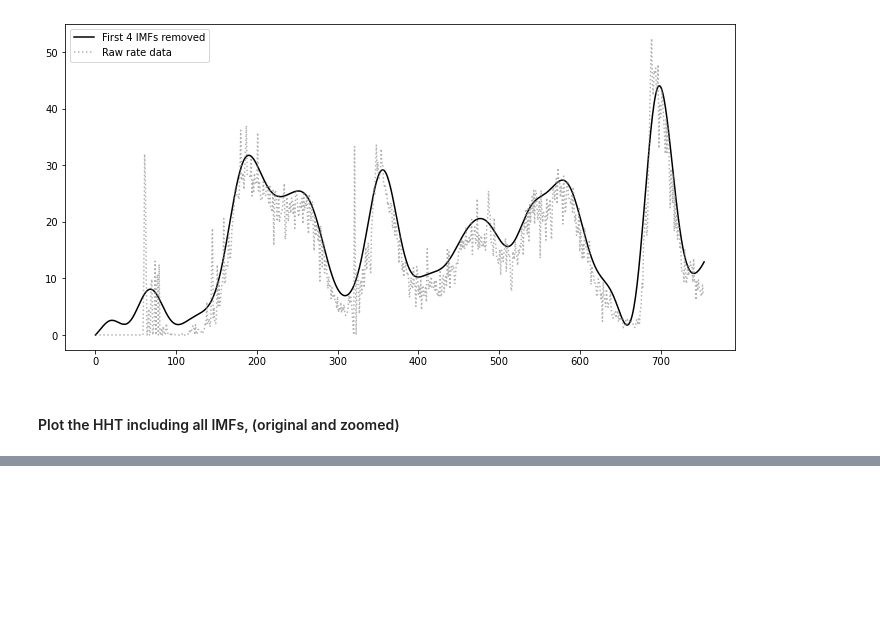
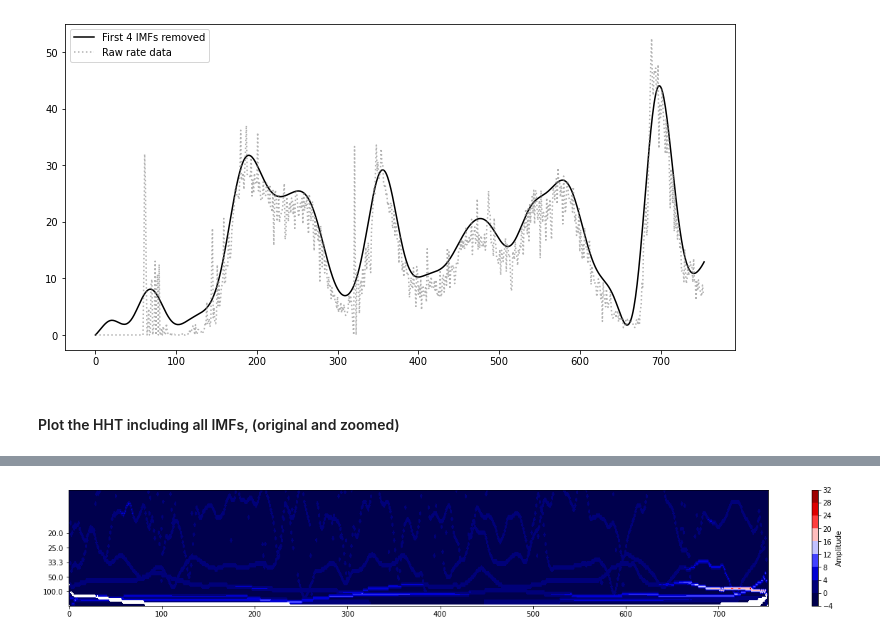
Before and after one commit to ArmandBester/waves, a Jupyter notebook: EMD.ipynb, the cells around one changed output, grey strips where cells are left out. Saved outputs shown, nothing was run; the diff lists cells and outputs as text; code cells hidden in the pictures; blank space fills up the shorter version.

```diff
--- a/EMD.ipynb
+++ b/EMD.ipynb
@@ -246 +246,11 @@ plt.show()
 [figure]
+# %%
+plt.figure(figsize=(22,3))
+plt.contourf(time_centers, freq_edges[0:-1], hht, cmap='seismic', vmin=0)
+plt.ylim(0, 0.08)
+plt.yticks(np.arange(0.01, 0.06, 0.01), np.round(np.arange(0.01, 0.06, 0.01)**-1, 1))
+cb = plt.colorbar()
+cb.set_label('Amplitude', rotation=90)
+plt.show()
+# %% [output]
+[figure, added]
```
Also changed, not shown: parts of 7 cells of this notebook, 6 other files.
